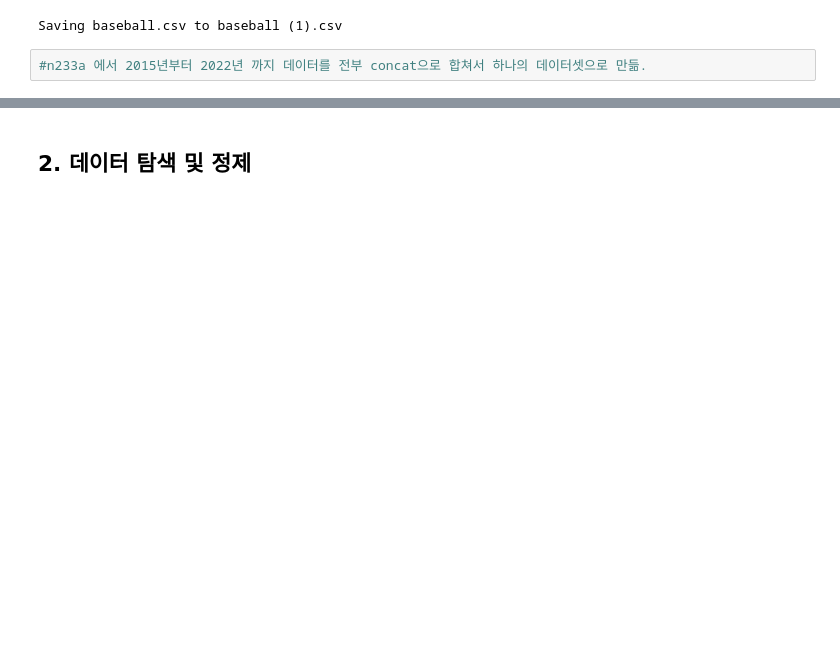
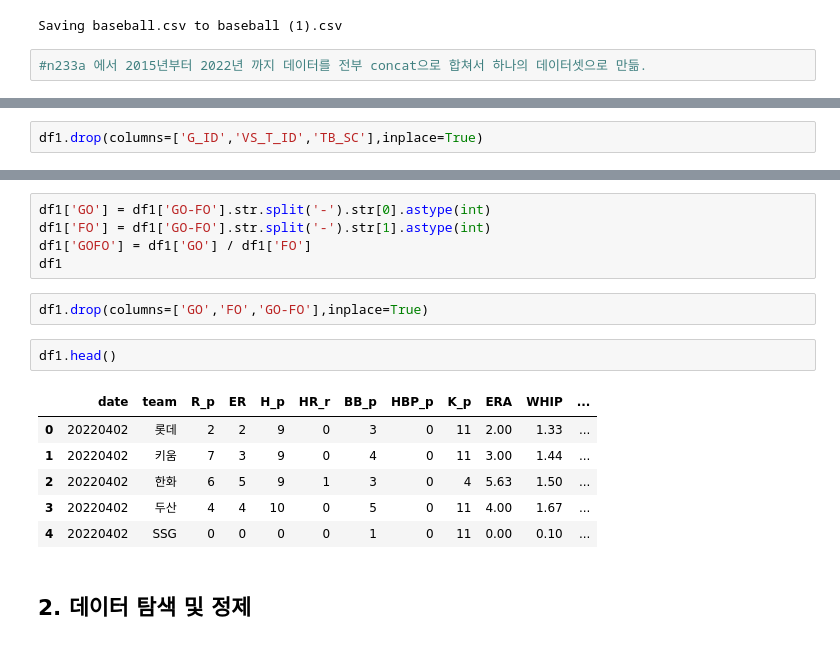
Before and after one commit to sseyonafre/Project, a Jupyter notebook: sprint2/AI_14_고세희_Section2.ipynb, the cells around one changed output, grey strips where cells are left out. Saved outputs shown, nothing was run; the diff lists cells and outputs as text; blank space fills up the shorter version.

```diff
--- a/sprint2/AI_14_고세희_Section2.ipynb
+++ b/sprint2/AI_14_고세희_Section2.ipynb
@@ -73,0 +148,2 @@ Saving baseball.csv to baseball (1).csv
+# %%
+df1.drop(columns=['G_ID','VS_T_ID','TB_SC'],inplace=True)
@@ -74,3 +152,19 @@ Saving baseball.csv to baseball (1).csv
+# %%
+df1['GO'] = df1['GO-FO'].str.split('-').str[0].astype(int)
+df1['FO'] = df1['GO-FO'].str.split('-').str[1].astype(int)
+df1['GOFO'] = df1['GO'] / df1['FO']
+df1
+# %%
+df1.drop(columns=['GO','FO','GO-FO'],inplace=True)
+# %%
+df1.head()
+# %% [output]
+|  | date | team | R_p | ER | H_p | HR_r | BB_p | HBP_p | K_p | ERA | WHIP | ... |
+| 0 | 20220402 | 롯데 | 2 | 2 | 9 | 0 | 3 | 0 | 11 | 2.00 | 1.33 | ... |
+| 1 | 20220402 | 키움 | 7 | 3 | 9 | 0 | 4 | 0 | 11 | 3.00 | 1.44 | ... |
+| 2 | 20220402 | 한화 | 6 | 5 | 9 | 1 | 3 | 0 | 4 | 5.63 | 1.50 | ... |
+| 3 | 20220402 | 두산 | 4 | 4 | 10 | 0 | 5 | 0 | 11 | 4.00 | 1.67 | ... |
+| 4 | 20220402 | SSG | 0 | 0 | 0 | 0 | 1 | 0 | 11 | 0.00 | 0.10 | ... |
 # %% [markdown]
 ## **2. 데이터 탐색 및 정제**
 # %%
```
Also changed, not shown: parts of 27 cells of this notebook.
